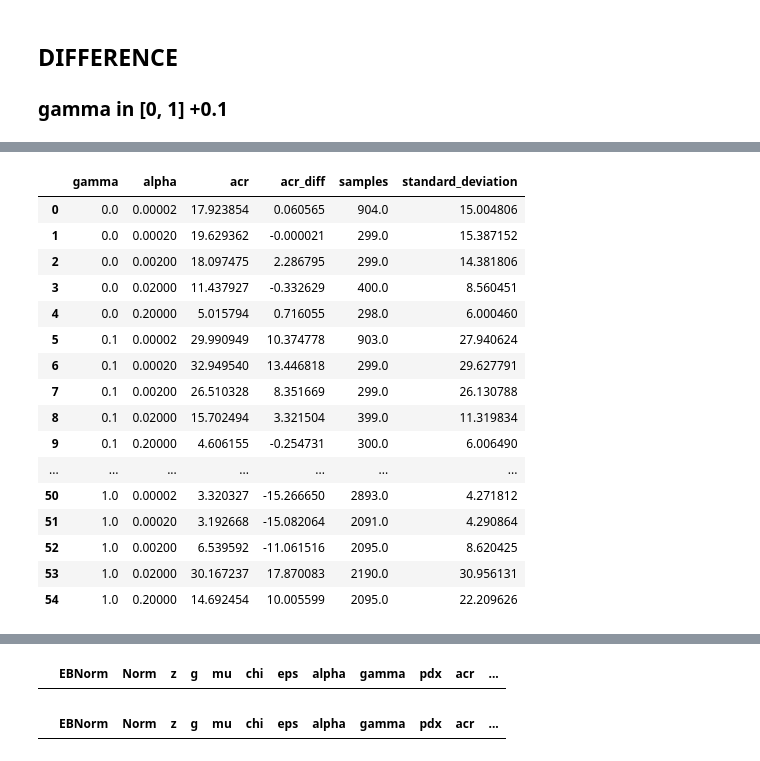
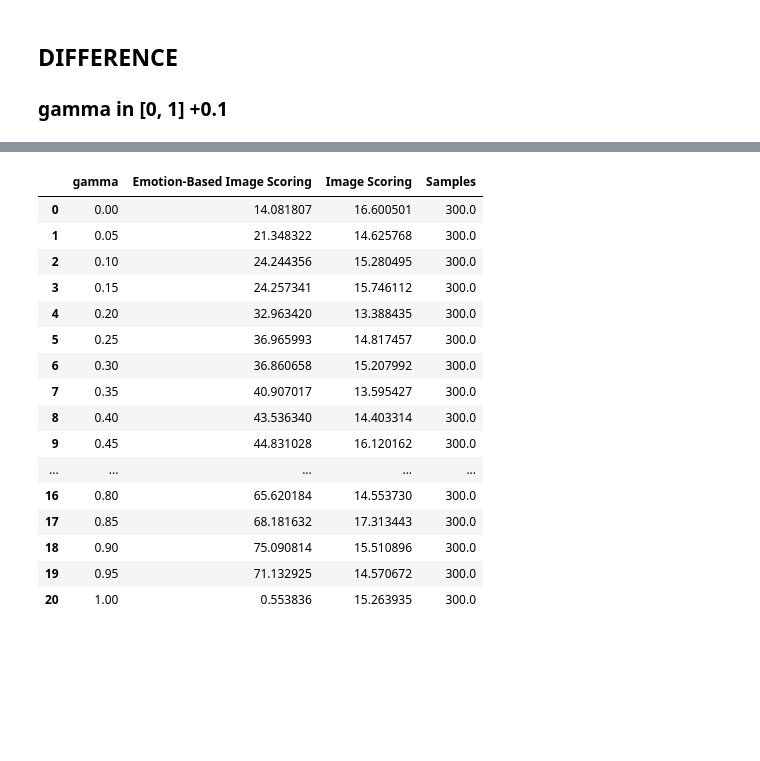
Before and after one commit to cfonsecahenrique/SNARE, a Jupyter notebook: EB NORMS on Errors.ipynb, the cells around one changed output, grey strips where cells are left out. Saved outputs shown, nothing was run; the diff lists cells and outputs as text; code cells hidden in the pictures; blank space fills up the shorter version.

```diff
--- a/EB NORMS on Errors.ipynb
+++ b/EB NORMS on Errors.ipynb
@@ -139,7 +138,7 @@ for gamma in gammas:
     for parameter_value in parameter_values:
         super_filtered = filtered[(filtered.gamma == gamma) & (filtered[chosen_parameter] == parameter_value)]
 
-        mean_acr_nice = super_filtered[super_filtered.EBNorm == "IS Empirical"].acr.mean()
+        mean_acr_nice = super_filtered[super_filtered.EBNorm == "Emotion-Lenient IS"].acr.mean()
         mean_acr_normal = super_filtered[super_filtered.EBNorm == "IS normal"].acr.mean()
 
         new_df.loc[len(new_df)] = [gamma, parameter_value, mean_acr_nice - mean_acr_normal, super_filtered.shape[1]]
@@ -239,23 +236,3 @@ filtered size =  (58634, 19)
-# %%
-alpha_df
-# %% [output]
-|  | gamma | alpha | acr | acr_diff | samples | standard_deviation |
-| 0 | 0.0 | 0.00002 | 17.923854 | 0.060565 | 904.0 | 15.004806 |
-| 1 | 0.0 | 0.00020 | 19.629362 | -0.000021 | 299.0 | 15.387152 |
-| 2 | 0.0 | 0.00200 | 18.097475 | 2.286795 | 299.0 | 14.381806 |
-| 3 | 0.0 | 0.02000 | 11.437927 | -0.332629 | 400.0 | 8.560451 |
-| 4 | 0.0 | 0.20000 | 5.015794 | 0.716055 | 298.0 | 6.000460 |
-| 5 | 0.1 | 0.00002 | 29.990949 | 10.374778 | 903.0 | 27.940624 |
-| 6 | 0.1 | 0.00020 | 32.949540 | 13.446818 | 299.0 | 29.627791 |
-| 7 | 0.1 | 0.00200 | 26.510328 | 8.351669 | 299.0 | 26.130788 |
-| 8 | 0.1 | 0.02000 | 15.702494 | 3.321504 | 399.0 | 11.319834 |
-| 9 | 0.1 | 0.20000 | 4.606155 | -0.254731 | 300.0 | 6.006490 |
-| ... | ... | ... | ... | ... | ... | ... |
-| 50 | 1.0 | 0.00002 | 3.320327 | -15.266650 | 2893.0 | 4.271812 |
-| 51 | 1.0 | 0.00020 | 3.192668 | -15.082064 | 2091.0 | 4.290864 |
-| 52 | 1.0 | 0.00200 | 6.539592 | -11.061516 | 2095.0 | 8.620425 |
-| 53 | 1.0 | 0.02000 | 30.167237 | 17.870083 | 2190.0 | 30.956131 |
-| 54 | 1.0 | 0.20000 | 14.692454 | 10.005599 | 2095.0 | 22.209626 |
 # %%
 import plotly.graph_objects as go
 import pandas as pd
@@ -303,18 +289,46 @@ fig.update_layout(
 fig.show()
 # %% [output]
 [interactive output not drawn]
-# %%
-data = load_and_process()
-
-value = 0.0002
-filtered = filter(data, "chi", value)
-filtered = filter(filtered, "alpha", value)
-filtered = filter(filtered, "eps", value)
-filtered
-# %% [output]
-|  | EBNorm | Norm | z | g | mu | chi | eps | alpha | gamma | pdx | acr | ... |
-# %%
-data = load_and_process()
-data[data.gamma==0.35]
-# %% [output]
-|  | EBNorm | Norm | z | g | mu | chi | eps | alpha | gamma | pdx | acr | ... |
+# %%
+data = load_and_process()
+
+value = 0.002
+filtered = filter(data, "chi", value)
+filtered = filter(filtered, "alpha", value)
+filtered = filter(filtered, "eps", value)
+
+new_cols = ["gamma", "Emotion-Based Image Scoring", "Image Scoring", "Samples"]
+#new_cols = ["gamma", "Emotion-Based Image Scoring", "std", "Image Scoring"]
+#new_cols = ["gamma", "Emotion-Strict Image Scoring", "Emotion-Lenient Image Scoring", "Image Scoring"]
+new_df = pd.DataFrame(columns=new_cols)
+for gamma in filtered.gamma.unique():
+    subset = filtered[filtered.gamma==gamma]
+    #print(subset)
+    #diff = subset[subset.EBNorm=="IS Empirical"].acr.mean() - subset[subset.EBNorm=="IS normal"].acr.mean()
+    entry = [gamma,
+             #subset[subset.EBNorm=="Emotion-Strict IS"].acr.mean(),
+             subset[subset.EBNorm=="Emotion-Lenient IS"].acr.mean(),
+             #subset[subset.EBNorm=="Emotion-Lenient IS"].acr.std(),
+             subset[subset.EBNorm=="IS normal"].acr.mean(),
+            subset.shape[0]]
+    new_df.loc[len(new_df)] = entry
+
+new_df
+# %% [output]
+|  | gamma | Emotion-Based Image Scoring | Image Scoring | Samples |
+| 0 | 0.00 | 14.081807 | 16.600501 | 300.0 |
+| 1 | 0.05 | 21.348322 | 14.625768 | 300.0 |
+| 2 | 0.10 | 24.244356 | 15.280495 | 300.0 |
+| 3 | 0.15 | 24.257341 | 15.746112 | 300.0 |
+| 4 | 0.20 | 32.963420 | 13.388435 | 300.0 |
+| 5 | 0.25 | 36.965993 | 14.817457 | 300.0 |
+| 6 | 0.30 | 36.860658 | 15.207992 | 300.0 |
+| 7 | 0.35 | 40.907017 | 13.595427 | 300.0 |
+| 8 | 0.40 | 43.536340 | 14.403314 | 300.0 |
+| 9 | 0.45 | 44.831028 | 16.120162 | 300.0 |
+| ... | ... | ... | ... | ... |
+| 16 | 0.80 | 65.620184 | 14.553730 | 300.0 |
+| 17 | 0.85 | 68.181632 | 17.313443 | 300.0 |
+| 18 | 0.90 | 75.090814 | 15.510896 | 300.0 |
+| 19 | 0.95 | 71.132925 | 14.570672 | 300.0 |
+| 20 | 1.00 | 0.553836 | 15.263935 | 300.0 |
```
Also changed, not shown: parts of 17 cells of this notebook, 5 other files.
